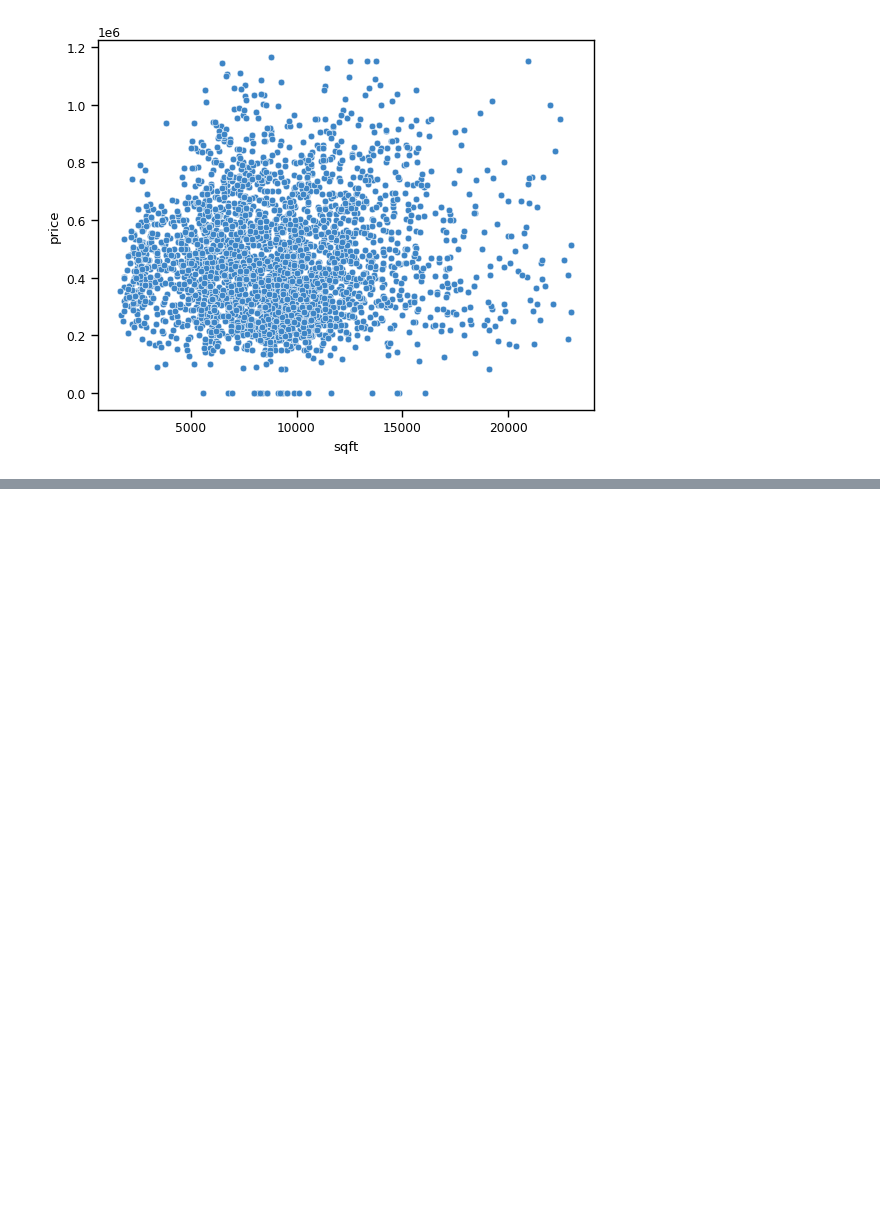
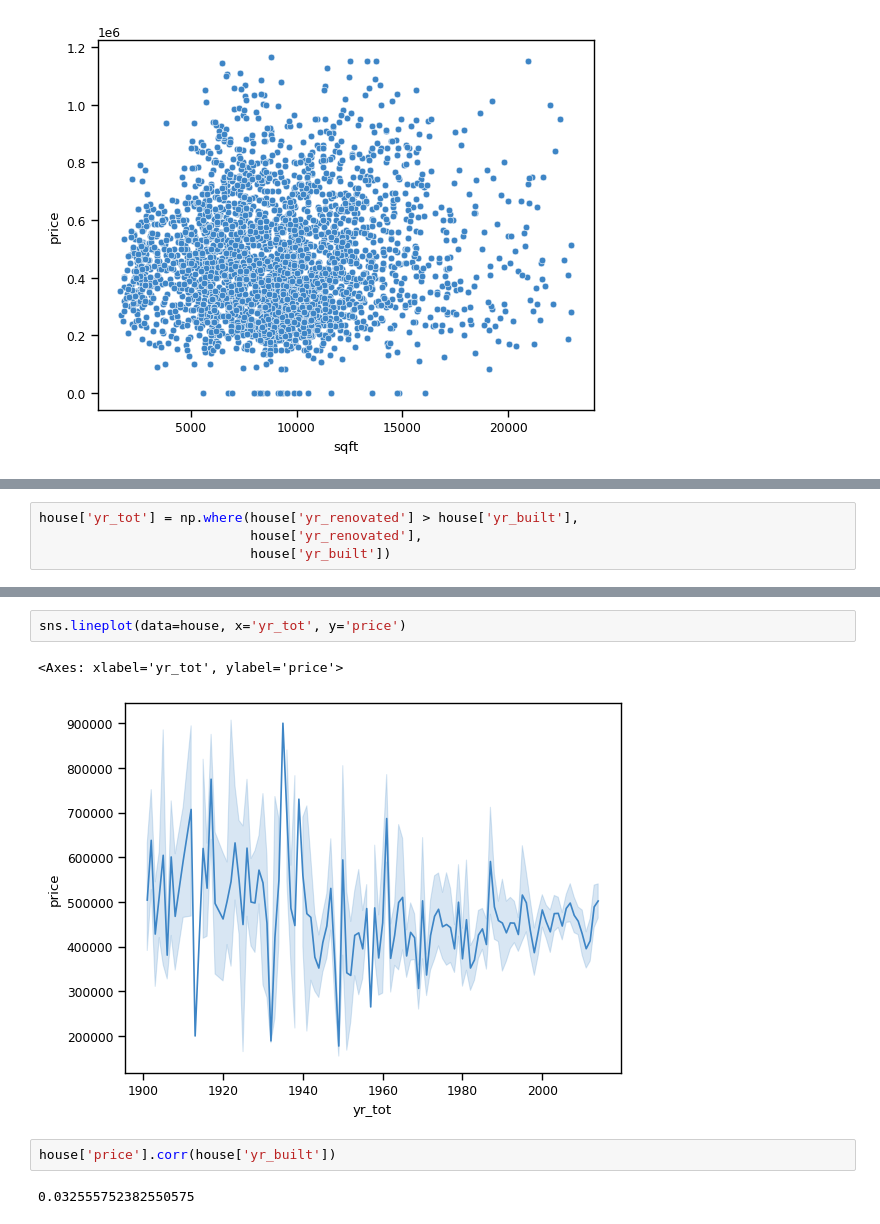
Before and after one commit to Zeinab-kr/Housing-Prices-Analysis, a Jupyter notebook: code.ipynb, the cells around one changed output, grey strips where cells are left out. Drawn from its saved outputs; the diff is of its cells as text; blank space fills up the shorter version.

```diff
--- a/code.ipynb
+++ b/code.ipynb
@@ -380,0 +396,4 @@ house.head(1)
+# %%
+house['yr_tot'] = np.where(house['yr_renovated'] > house['yr_built'],
+                           house['yr_renovated'],
+                           house['yr_built'])
@@ -380,0 +406,9 @@ house.head(1)
+# %%
+sns.lineplot(data=house, x='yr_tot', y='price')
+# %% [output]
+<Axes: xlabel='yr_tot', ylabel='price'>
+[figure, added]
+# %%
+house['price'].corr(house['yr_built'])
+# %% [output]
+0.032555752382550575
```
Also changed, not shown: parts of 10 cells of this notebook.
